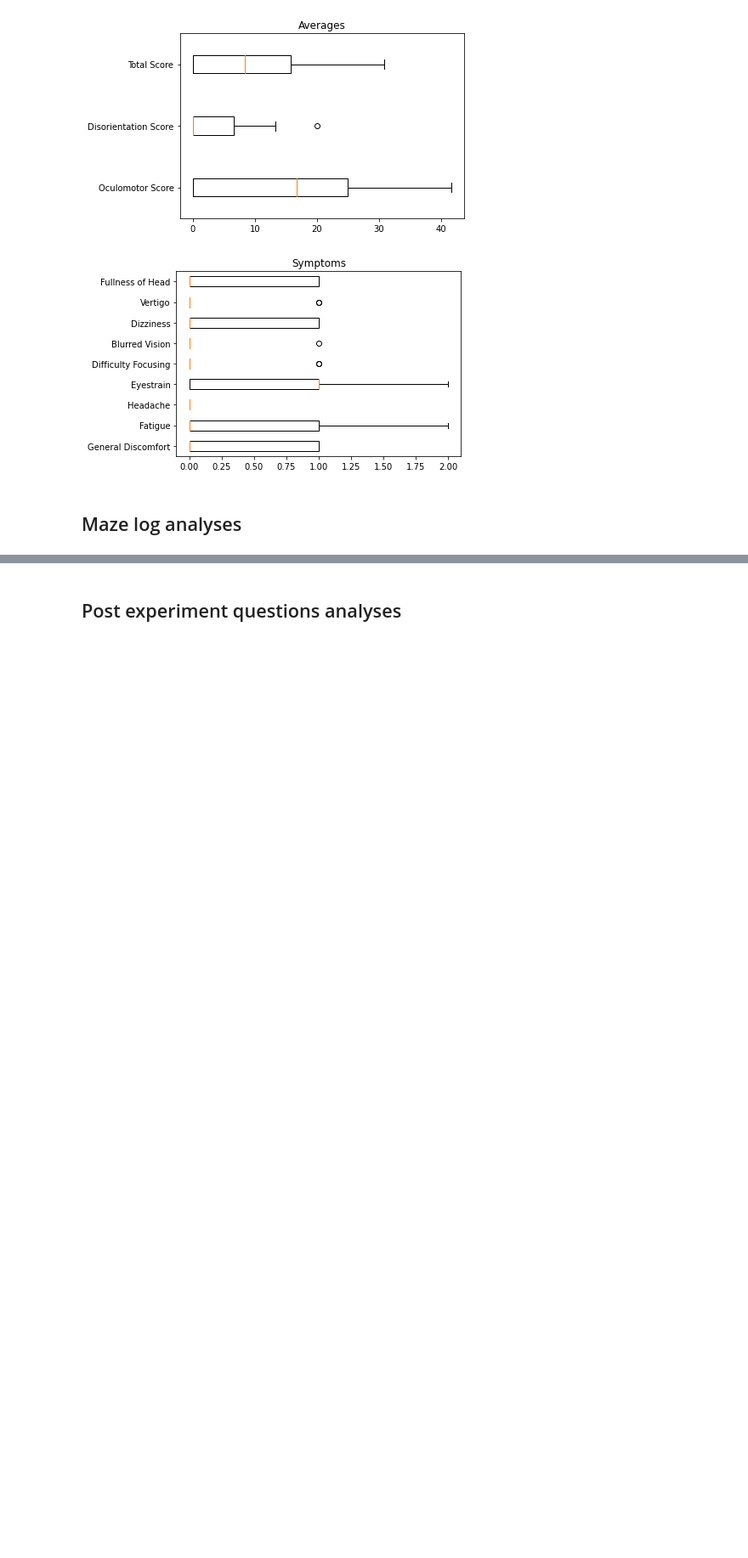
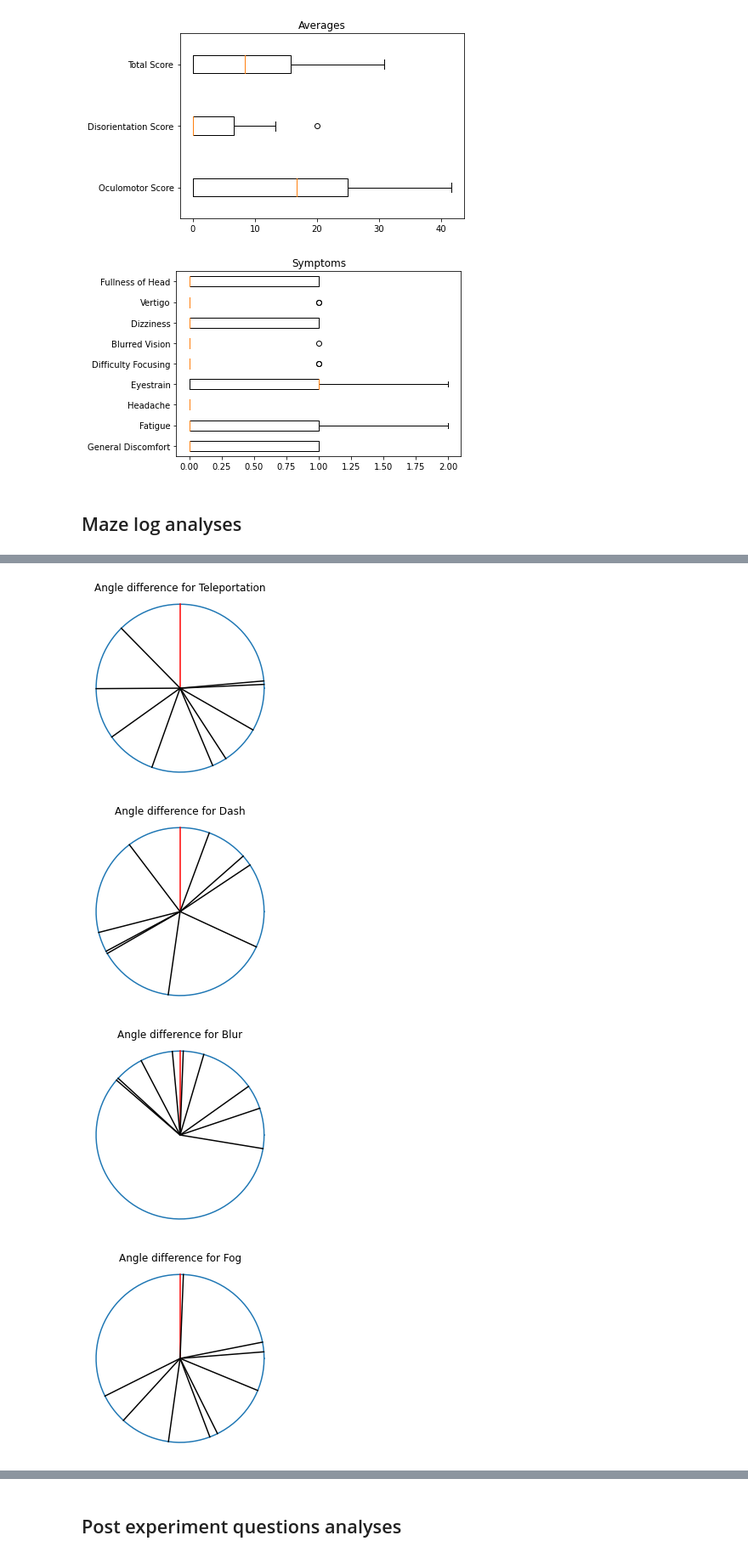
Before and after one commit to Nikolayb1/COMP0138_Maze, a Jupyter notebook: Analyses/main.ipynb, the cells around one changed output, grey strips where cells are left out. Shown at 85% size. Drawn from its saved outputs; the diff is of its cells as text; code cells hidden in the pictures; blank space fills up the shorter version.

```diff
--- a/Analyses/main.ipynb
+++ b/Analyses/main.ipynb
@@ -362,0 +392,77 @@ plt.show()
+# %%
+# TODO add the 45 angle offset
+def calcCoordinates(angle):
+
+    if angle < 0:
+        angle = 360 + angle
+    x = np.sin(angle)
+    y = np.cos(angle)
+    return x, y
+
+
+
+angles = getAnlges(maze_data)
+# Plot the circle
+theta = np.linspace(0, 2*np.pi, 100)
+
+radius = 1
+
+a = radius*np.cos(theta)
+b = radius*np.sin(theta)
+
+figure, axes = plt.subplots(1)
+
+axes.plot(a, b)
+axes.plot([0,0],[0,1], color='red') # 0 degrees
+for i in range(9):
+    x,y = calcCoordinates(angles[i,0])
+    axes.plot([0,x],[0,y], color='black')
+axes.set_aspect(1)
+
+plt.title('Angle difference for Teleportation')
+plt.axis('off')
+plt.show()
+
+figure, axes = plt.subplots(1)
+
+axes.plot(a, b)
+axes.plot([0,0],[0,1], color='red') # 0 degrees
+for i in range(9):
+    x,y = calcCoordinates(angles[i,1])
+    axes.plot([0,x],[0,y], color='black')
+axes.set_aspect(1)
+
+plt.title('Angle difference for Dash')
+plt.axis('off')
+plt.show()
+
+figure, axes = plt.subplots(1)
+
+axes.plot(a, b)
+axes.plot([0,0],[0,1], color='red') # 0 degrees
+for i in range(9):
+    x,y = calcCoordinates(angles[i,2])
+    axes.plot([0,x],[0,y], color='black')
+axes.set_aspect(1)
+
+plt.title('Angle difference for Blur')
+plt.axis('off')
+plt.show()
+
+figure, axes = plt.subplots(1)
+
+axes.plot(a, b)
+axes.plot([0,0],[0,1], color='red') # 0 degrees
+for i in range(9):
+    x,y = calcCoordinates(angles[i,3])
+    axes.plot([0,x],[0,y], color='black')
+axes.set_aspect(1)
+
+plt.title('Angle difference for Fog')
+plt.axis('off')
+plt.show()
+# %% [output]
+[figure, added]
+[figure, added]
+[figure, added]
+[figure, added]
```
Also changed, not shown: parts of 9 cells of this notebook.
